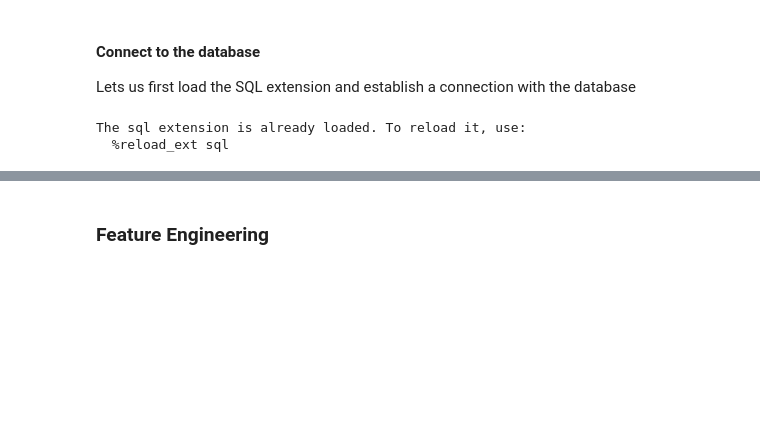
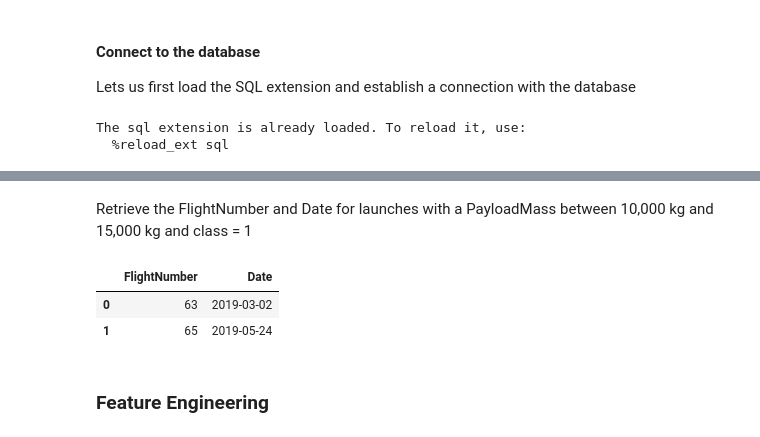
Before and after one commit to ClaudioChavarria/Rocket-Landing-Success-ML, a Jupyter notebook: 03-eda_and_feature_engineering/03-eda-and-feature-engineering.ipynb, the cells around one changed output, grey strips where cells are left out. Cells and saved outputs as stored; diff of their text form; code cells hidden in the pictures; blank space fills up the shorter version.

```diff
--- a/03-eda_and_feature_engineering/03-eda-and-feature-engineering.ipynb
+++ b/03-eda_and_feature_engineering/03-eda-and-feature-engineering.ipynb
@@ -214,3 +279,15 @@ SELECT * FROM SPACEX_LANDING LIMIT 3
+# %% [markdown]
+Retrieve the FlightNumber and Date for launches with a PayloadMass between 10,000 kg and 15,000 kg and class = 1
+# %%
+%%sql
+SELECT FlightNumber, Date
+FROM SPACEX_LANDING
+WHERE PayloadMass BETWEEN 10000 AND 15000
+AND class = 1
+# %% [output]
+|  | FlightNumber | Date |
+| 0 | 63 | 2019-03-02 |
+| 1 | 65 | 2019-05-24 |
 # %% [markdown]
 ### Feature Engineering
 # %% [markdown]
```
Also changed, not shown: parts of 11 cells of this notebook.
